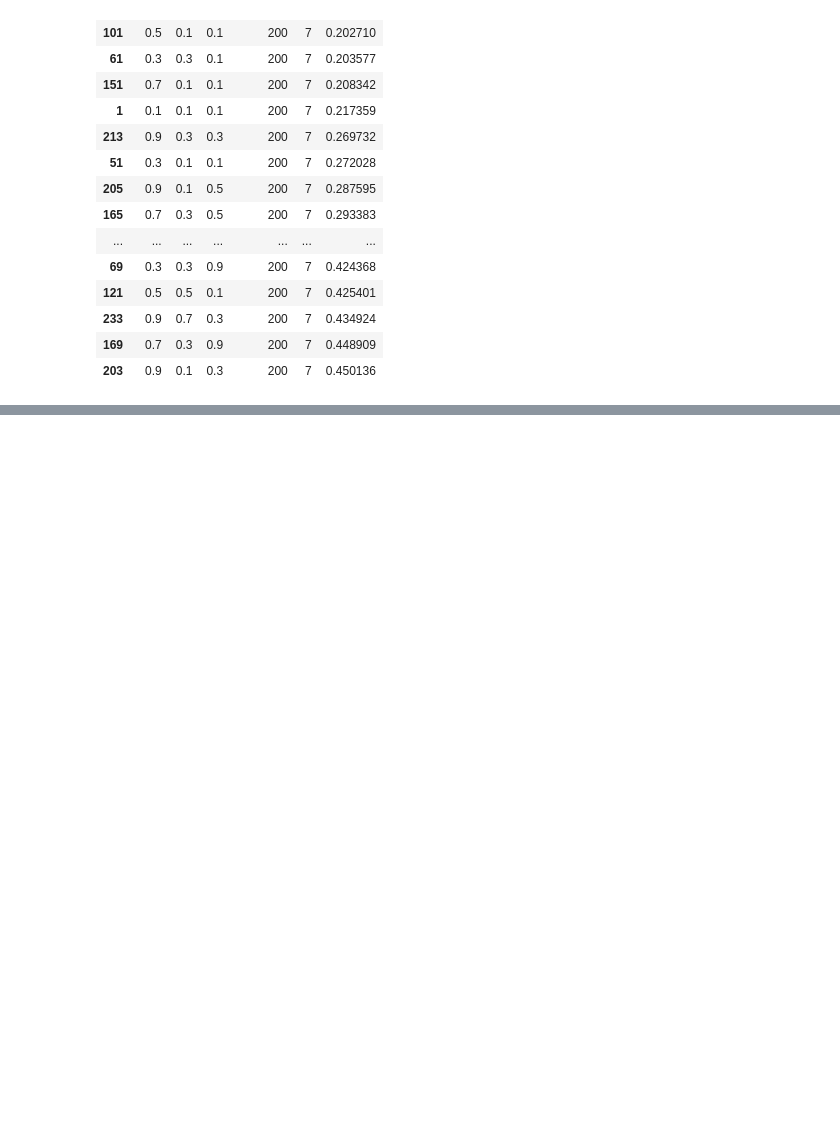
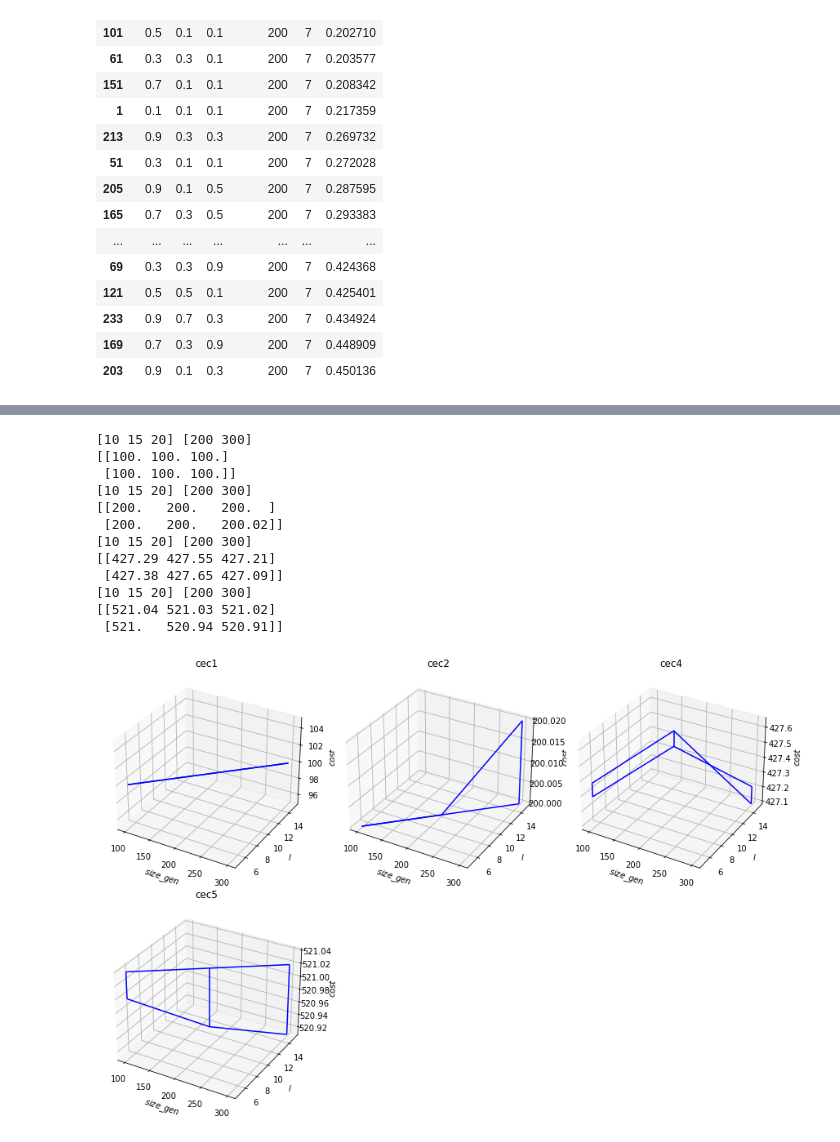
Before and after one commit to VicentePerezSoloviev/SPEDA, a Jupyter notebook: Untitled.ipynb, the cells around one changed output, grey strips where cells are left out. Drawn from its saved outputs; the diff is of its cells as text; code cells hidden in the pictures; blank space fills up the shorter version.

```diff
--- a/Untitled.ipynb
+++ b/Untitled.ipynb
@@ -117,0 +228,43 @@ gb_eda = dt.groupby(['alpha', 'size_gen']).mean().reset_index()
+# %%
+def build_mesh_grid(dataset, variable, x, z):
+    matrix = np.zeros((len(z), len(x)))
+    # print(matrix.shape)
+    for i in range(len(z)):
+        # print(dataset.loc[z[i]][variable].round(2))
+        matrix[i, :] = dataset.loc[z[i]][variable].round(2).values
+    return matrix
+# %%
+fig = plt.figure(figsize=(12, 8))
+
+cecs = [1, 2, 4, 5]
+for i in range(len(cecs)):
+    ax = fig.add_subplot(2, 3, i+1, projection='3d')
+    y = dt_cecs_gb_mean.reset_index().size_gen.unique()
+    x = dt_cecs_gb_mean.reset_index().l.unique()
+    print(x, y)
+
+    matrix = build_mesh_grid(dt_cecs_gb_mean.loc['cec' + str(cecs[i])], 'result', x, y)
+    print(matrix)
+    surf = ax.plot_wireframe(X, Y, matrix, color ='blue')
+    plt.title('cec' + str(cecs[i]))
+    ax.set_xlabel('$size\_gen$', rotation=150)
+    ax.set_ylabel('$l$')
+    ax.set_zlabel('$cost$', rotation=60)
+
+plt.tight_layout()
+plt.show()
+# plt.savefig('param_tun_qaoa.pdf', bbox_inches='tight', pad_inches=0.01)
+# %% [output]
+[10 15 20] [200 300]
+[[100. 100. 100.]
+ [100. 100. 100.]]
+[10 15 20] [200 300]
+[[200.   200.   200.  ]
+ [200.   200.   200.02]]
+[10 15 20] [200 300]
+[[427.29 427.55 427.21]
+ [427.38 427.65 427.09]]
+[10 15 20] [200 300]
+[[521.04 521.03 521.02]
+ [521.   520.94 520.91]]
+[figure, added]
```
Also changed, not shown: parts of 21 cells of this notebook.
